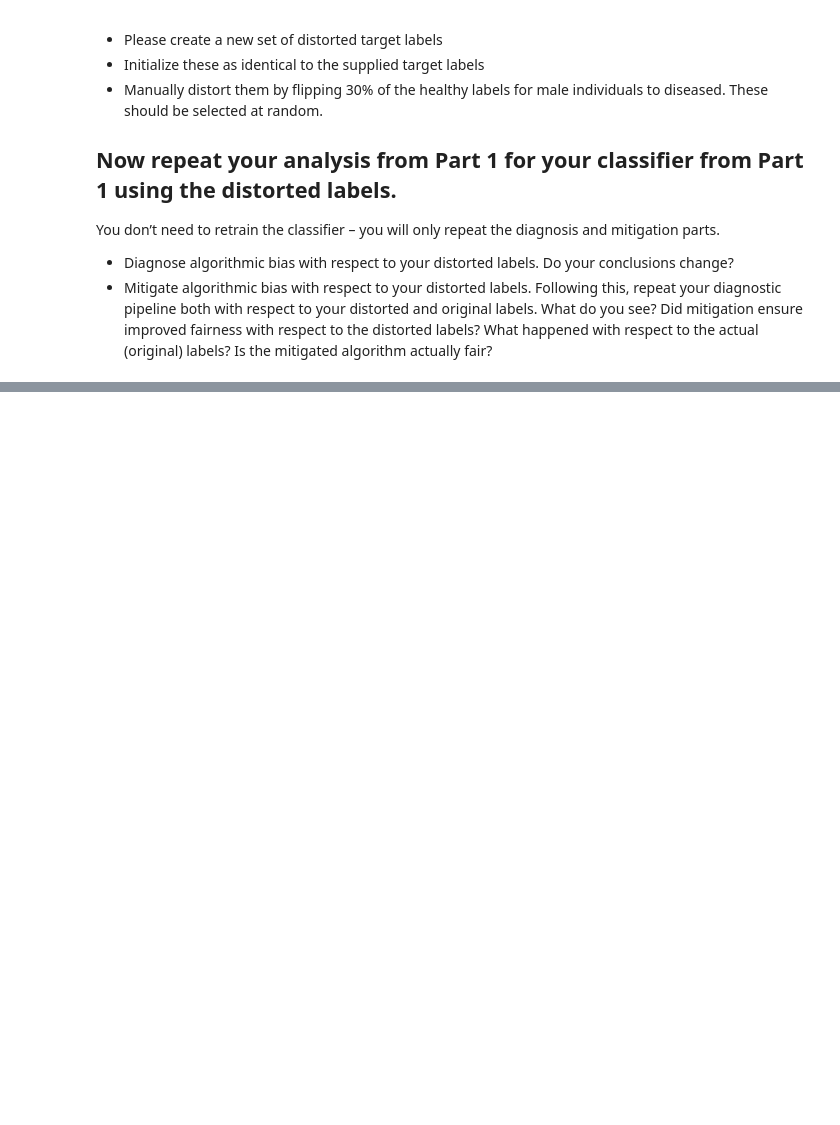
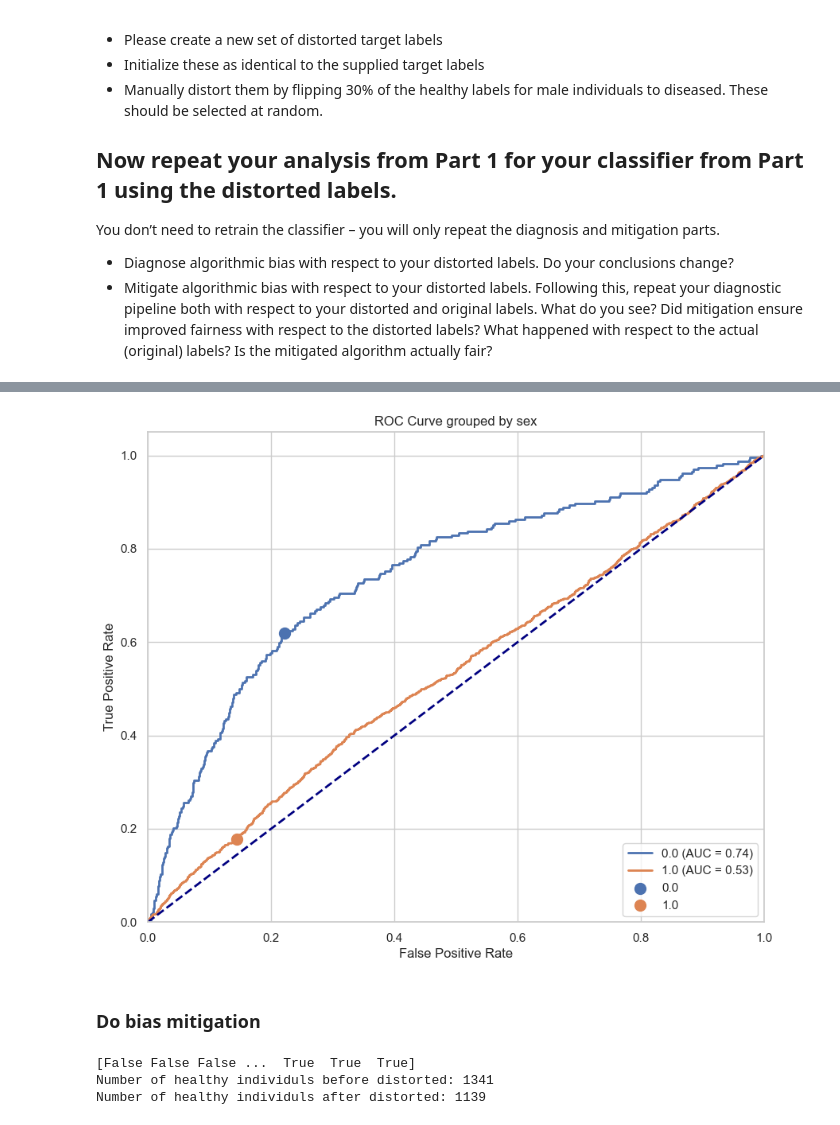
Before and after one commit to danielries/RAI_fairness_exercise, a Jupyter notebook: exercise.ipynb, the cells around one changed output, grey strips where cells are left out. Cells and saved outputs as stored; diff of their text form; code cells hidden in the pictures; blank space fills up the shorter version.

```diff
--- a/exercise.ipynb
+++ b/exercise.ipynb
@@ -707,0 +714,29 @@ You don’t need to retrain the classifier – you will only repeat the diagnosi
+# %%
+# Copy the original labels
+distorted_lab = np.array(test_lab).copy()
+
+#test_a
+# 0 = female
+# 1 = male
+
+#test_lab
+# 0 = alive :)
+# 1 = dead
+
+# men_healthy = (test_a == 1) & (test_lab == 0) #Male and healthy
+# Find the men
+men_healthy = (np.array(test_a) == 1.0) & (np.array(test_lab) == 0.0)
+men_healthy_indices = np.where(men_healthy)[0]
+print(men_healthy)
+
+# Select 30% of these indices at random
+n_to_flip = int(0.3 * len(men_healthy_indices))
+np.random.seed(42)  # For reproducibility
+flip_indices = np.random.choice(men_healthy_indices, size=n_to_flip, replace=False)
+
+
+# Set these labels to 1 (diseased)
+distorted_lab[flip_indices] = 1.0
+
+print("Number of healthy individuls before distorted:", np.sum(np.array(test_lab) == 0.0))
+print("Number of healthy individuls after distorted:", np.sum(np.array(distorted_lab == 0.0)))
@@ -707,0 +816,31 @@ You don’t need to retrain the classifier – you will only repeat the diagnosi
+# %%
+plot_roc_simple(distorted_lab, test_prob, test_a, test_pred,
+        sensitive_attribute_name = 'sex',
+        )
+# %% [output]
+[figure, added]
+# %% [markdown]
+### Do bias mitigation
+# %%
+#Create distorted validation data
+distorted_val_lab = np.array(val_lab).copy()
+
+men_healthy = (np.array(val_a) == 1.0) & (np.array(val_lab) == 0.0)
+men_healthy_indices = np.where(men_healthy)[0]
+print(men_healthy)
+
+# Select 30% of these indices at random
+n_to_flip = int(0.3 * len(men_healthy_indices))
+np.random.seed(42)  # For reproducibility
+flip_indices = np.random.choice(men_healthy_indices, size=n_to_flip, replace=False)
+
+
+# Set these labels to 1 (diseased)
+distorted_val_lab[flip_indices] = 1.0
+
+print("Number of healthy individuls before distorted:", np.sum(np.array(val_lab) == 0.0))
+print("Number of healthy individuls after distorted:", np.sum(np.array(distorted_val_lab == 0.0)))
+# %% [output]
+[False False False ...  True  True  True]
+Number of healthy individuls before distorted: 1341
+Number of healthy individuls after distorted: 1139
```
Also changed, not shown: parts of 12 cells of this notebook.
